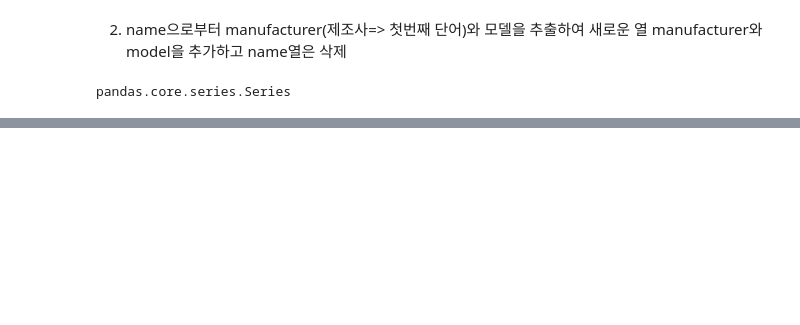
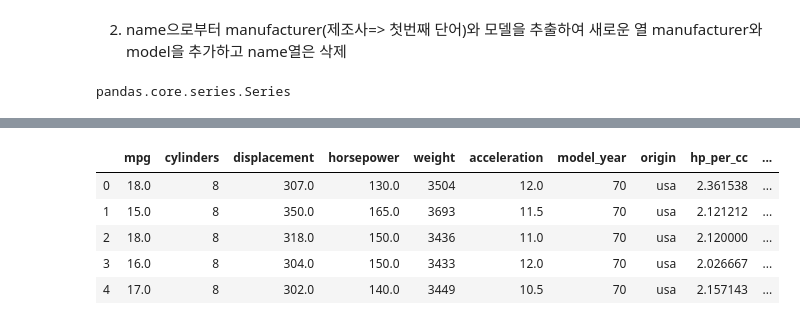
Before and after one commit to beegramin9/DataScience, a Jupyter notebook: 03_pandas/11_1111.ipynb, the cells around one changed output, grey strips where cells are left out. Drawn from its saved outputs; the diff is of its cells as text; code cells hidden in the pictures; blank space fills up the shorter version.

```diff
--- a/03_pandas/11_1111.ipynb
+++ b/03_pandas/11_1111.ipynb
@@ -235,2 +245,3 @@ mpg.name[0]
 # %%
-mpg['manufacturer'] = mpg.apply(lambda r: r.name)
+mpg['manufacturer'] = mpg.apply(lambda r: r['name'].split(' ')[0], axis=1)
+mpg['manufacturer']
@@ -236,0 +261,3 @@ mpg['manufacturer'] = mpg.apply(lambda r: r.name)
+# %%
+mpg['model'] = mpg.apply(lambda r: " ".join( r['name'].split(' ')[1:]), axis=1)
+mpg['model']
@@ -236,0 +279,9 @@ mpg['manufacturer'] = mpg.apply(lambda r: r.name)
+# %%
+mpg.head()
+# %% [output]
+|  | mpg | cylinders | displacement | horsepower | weight | acceleration | model_year | origin | hp_per_cc | ... |
+| 0 | 18.0 | 8 | 307.0 | 130.0 | 3504 | 12.0 | 70 | usa | 2.361538 | ... |
+| 1 | 15.0 | 8 | 350.0 | 165.0 | 3693 | 11.5 | 70 | usa | 2.121212 | ... |
+| 2 | 18.0 | 8 | 318.0 | 150.0 | 3436 | 11.0 | 70 | usa | 2.120000 | ... |
+| 3 | 16.0 | 8 | 304.0 | 150.0 | 3433 | 12.0 | 70 | usa | 2.026667 | ... |
+| 4 | 17.0 | 8 | 302.0 | 140.0 | 3449 | 10.5 | 70 | usa | 2.157143 | ... |
```
Also changed, not shown: parts of 12 cells of this notebook, 1 other file.
